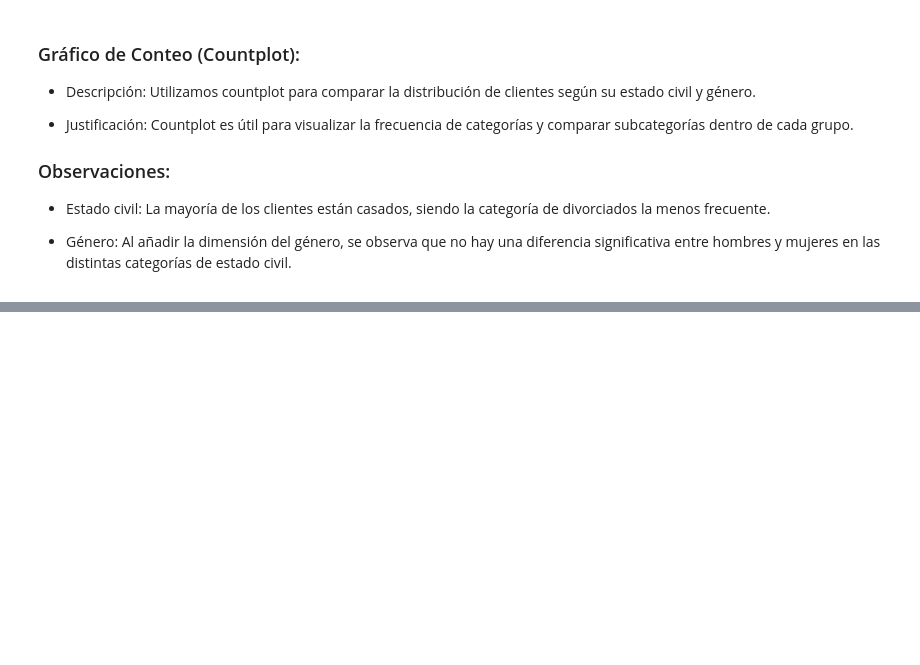
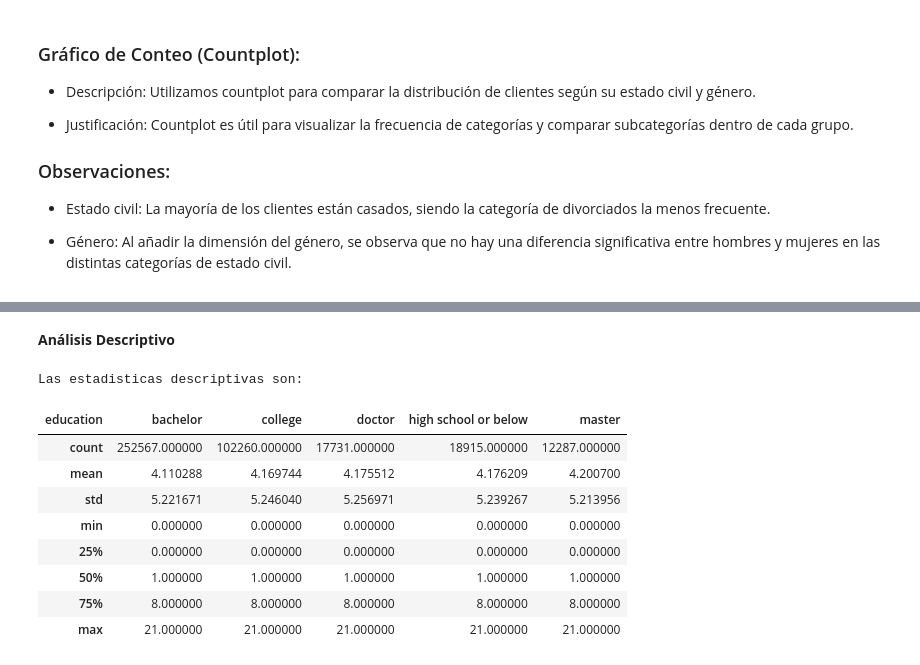
Before and after one commit to Adalab/bda-modulo-3-evaluacion-final-YamilleAClavo, a Jupyter notebook: evaluacion_mod3_Yami.ipynb, the cells around one changed output, grey strips where cells are left out. Cells and saved outputs as stored; diff of their text form; code cells hidden in the pictures; blank space fills up the shorter version.

```diff
--- a/evaluacion_mod3_Yami.ipynb
+++ b/evaluacion_mod3_Yami.ipynb
@@ -1118,0 +1136,23 @@ plt.gca().spines["top"].set_visible(False)
+# %% [markdown]
+**Análisis Descriptivo**
+# %%
+# Se agrupan los datos por educación y seleccionan las reservas de vuelo para calcular las estadísticas descriptivas
+education_groupby = df_flights_education.groupby("education")["flights_booked"]
+
+# Estadísticas descriptivas
+stats = education_groupby.describe().T
+
+
+print(f"Las estadisticas descriptivas son:")
+stats
+# %% [output]
+Las estadisticas descriptivas son:
+| education | bachelor | college | doctor | high school or below | master |
+| count | 252567.000000 | 102260.000000 | 17731.000000 | 18915.000000 | 12287.000000 |
+| mean | 4.110288 | 4.169744 | 4.175512 | 4.176209 | 4.200700 |
+| std | 5.221671 | 5.246040 | 5.256971 | 5.239267 | 5.213956 |
+| min | 0.000000 | 0.000000 | 0.000000 | 0.000000 | 0.000000 |
+| 25% | 0.000000 | 0.000000 | 0.000000 | 0.000000 | 0.000000 |
+| 50% | 1.000000 | 1.000000 | 1.000000 | 1.000000 | 1.000000 |
+| 75% | 8.000000 | 8.000000 | 8.000000 | 8.000000 | 8.000000 |
+| max | 21.000000 | 21.000000 | 21.000000 | 21.000000 | 21.000000 |
```
Also changed, not shown: parts of 31 cells of this notebook.
